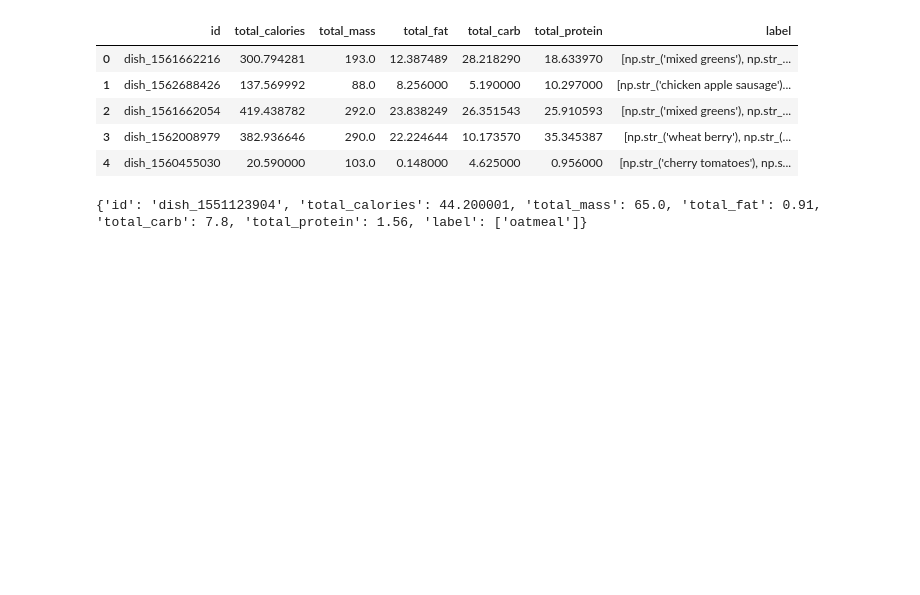
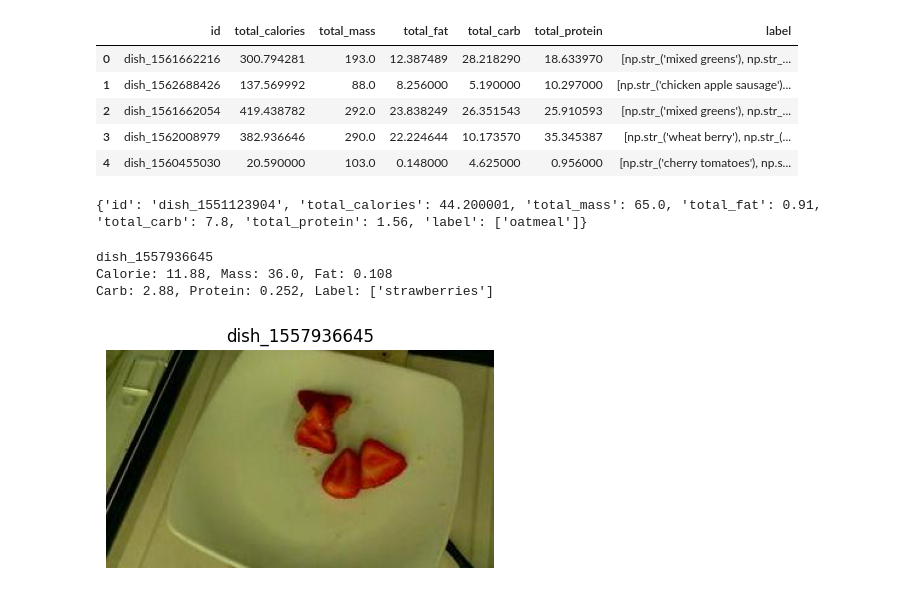
Before and after one commit to Ritushwar/Nutritional-Assistant, a Jupyter notebook: preprocess/preprocess-image-ipynb.ipynb, the cells around one changed output. Cells and saved outputs as stored; diff of their text form; code cells hidden in the pictures; blank space fills up the shorter version.

Commit message:
Visualization

```diff
--- a/preprocess/preprocess-image-ipynb.ipynb
+++ b/preprocess/preprocess-image-ipynb.ipynb
@@ -128,7 +129,8 @@ print("All image are rotated")
 All image are rotated
 # %%
 #converting into tensor for iteration
-data_path = processed_root
+
+data_path = "/home/ritushwar/Nutritional-Assistance/data"
 data_tensor = datasets.ImageFolder(
     root=data_path,
     transform=transforms.ToTensor(),
@@ -268,3 +266,28 @@ row_dict = get_data_from_id(dish_id)
 print(row_dict)
 # %% [output]
 {'id': 'dish_1551123904', 'total_calories': 44.200001, 'total_mass': 65.0, 'total_fat': 0.91, 'total_carb': 7.8, 'total_protein': 1.56, 'label': ['oatmeal']}
+# %%
+def show_meta_info(dish_id):
+    meta_data = get_data_from_id(dish_id)
+    print(f"{dish_id}")
+    print(f"Calorie: {meta_data['total_calories']}, Mass: {meta_data['total_mass']}, Fat: {meta_data['total_fat']}")
+    print(f"Carb: {meta_data['total_carb']}, Protein: {meta_data['total_protein']}, Label: {meta_data['label']}")
+# %%
+def display_one_image(image):
+    image_tensor, label = image
+    image_np = image_tensor.numpy()
+
+    image_np = np.transpose(image_np, (1,2,0))
+    fig, axes = plt.subplots(figsize=(5,4))
+    dish_id = classes[label]
+    show_meta_info(dish_id)
+    axes.imshow(image_np)
+    plt.title(dish_id)
+    axes.axis('off')
+# %%
+display_one_image(training_data[0])
+# %% [output]
+dish_1557936645
+Calorie: 11.88, Mass: 36.0, Fat: 0.108
+Carb: 2.88, Protein: 0.252, Label: ['strawberries']
+[figure, added]
```
Also changed, not shown: parts of 18 cells of this notebook.
